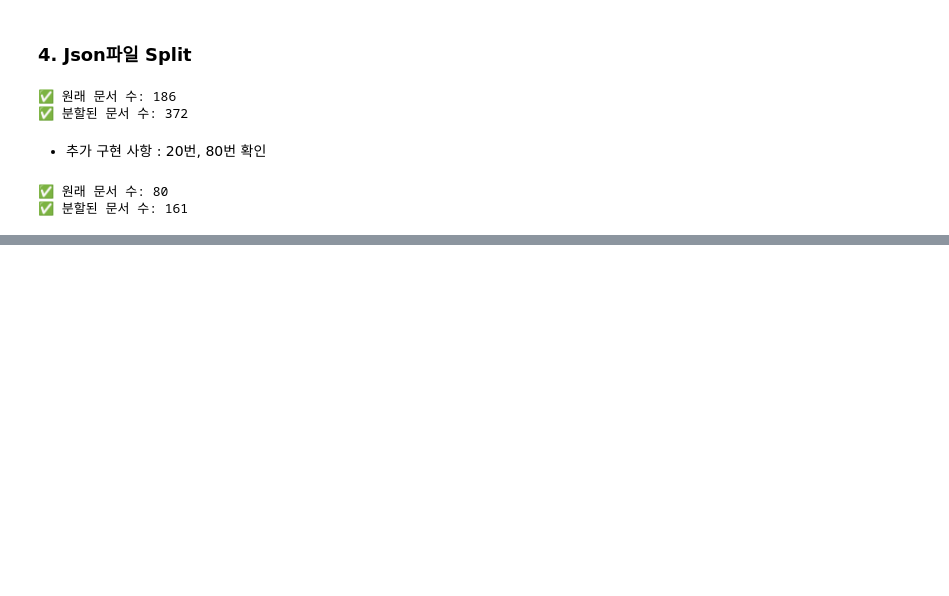
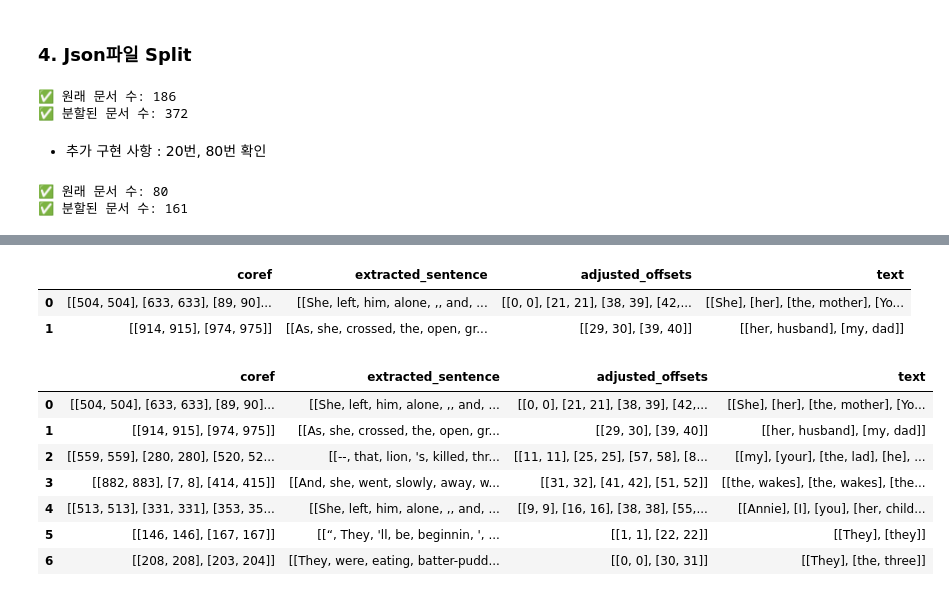
Before and after one commit to Gayeon6423/Improvement-of-the-Coreference-Resolution-model, a Jupyter notebook: post_process.ipynb, the cells around one changed output, grey strips where cells are left out. Saved outputs shown, nothing was run; the diff lists cells and outputs as text; code cells hidden in the pictures; blank space fills up the shorter version.

```diff
--- a/post_process.ipynb
+++ b/post_process.ipynb
@@ -549,0 +708,18 @@ len(flatten_litbank_json_sentences)
+# %%
+new_litbank_df_1[:2]
+# %% [output]
+|  | coref | extracted_sentence | adjusted_offsets | text |
+| 0 | [[504, 504], [633, 633], [89, 90]... | [[She, left, him, alone, ,, and, ... | [[0, 0], [21, 21], [38, 39], [42,... | [[She], [her], [the, mother], [Yo... |
+| 1 | [[914, 915], [974, 975]] | [[As, she, crossed, the, open, gr... | [[29, 30], [39, 40]] | [[her, husband], [my, dad]] |
+# %%
+new_litbank_df_1 = new_litbank_dfs[1]
+new_litbank_df_1
+# %% [output]
+|  | coref | extracted_sentence | adjusted_offsets | text |
+| 0 | [[504, 504], [633, 633], [89, 90]... | [[She, left, him, alone, ,, and, ... | [[0, 0], [21, 21], [38, 39], [42,... | [[She], [her], [the, mother], [Yo... |
+| 1 | [[914, 915], [974, 975]] | [[As, she, crossed, the, open, gr... | [[29, 30], [39, 40]] | [[her, husband], [my, dad]] |
+| 2 | [[559, 559], [280, 280], [520, 52... | [[--, that, lion, 's, killed, thr... | [[11, 11], [25, 25], [57, 58], [8... | [[my], [your], [the, lad], [he], ... |
+| 3 | [[882, 883], [7, 8], [414, 415]] | [[And, she, went, slowly, away, w... | [[31, 32], [41, 42], [51, 52]] | [[the, wakes], [the, wakes], [the... |
+| 4 | [[513, 513], [331, 331], [353, 35... | [[She, left, him, alone, ,, and, ... | [[9, 9], [16, 16], [38, 38], [55,... | [[Annie], [I], [you], [her, child... |
+| 5 | [[146, 146], [167, 167]] | [[“, They, 'll, be, beginnin, ', ... | [[1, 1], [22, 22]] | [[They], [they]] |
+| 6 | [[208, 208], [203, 204]] | [[They, were, eating, batter-pudd... | [[0, 0], [30, 31]] | [[They], [the, three]] |
```
Also changed, not shown: parts of 20 cells of this notebook, 1 other file.
